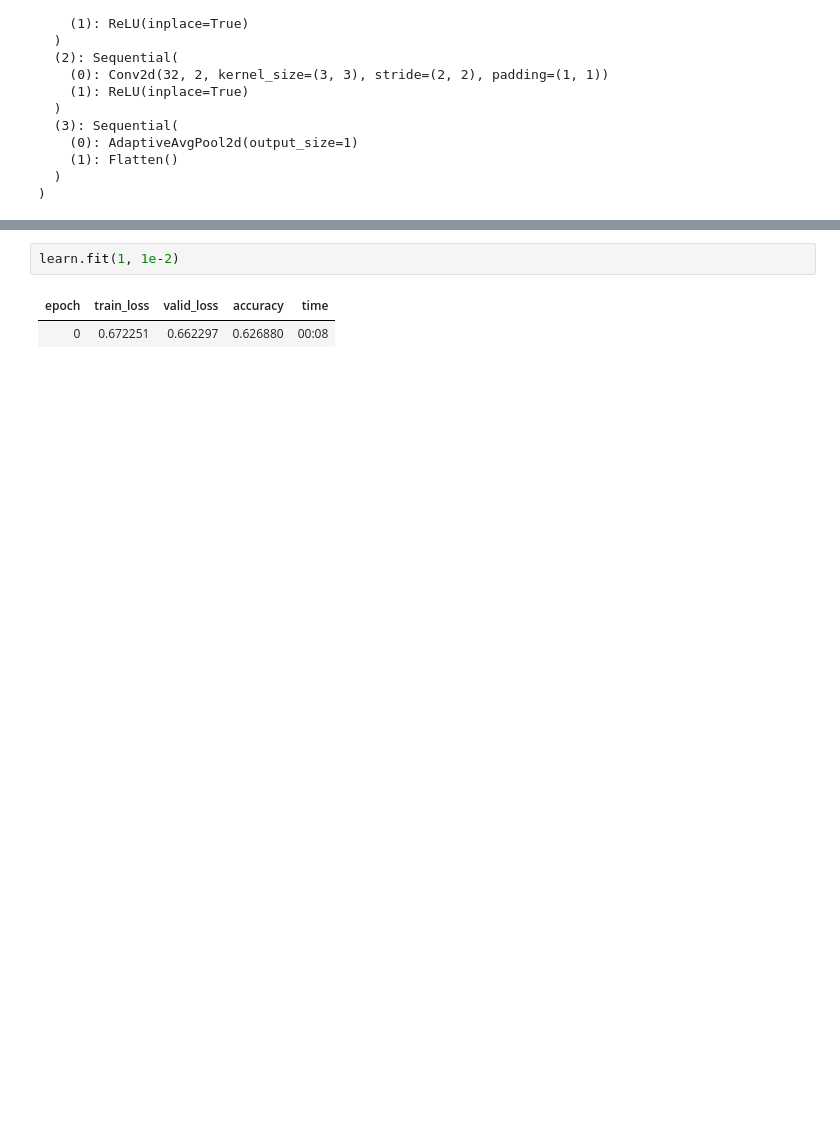
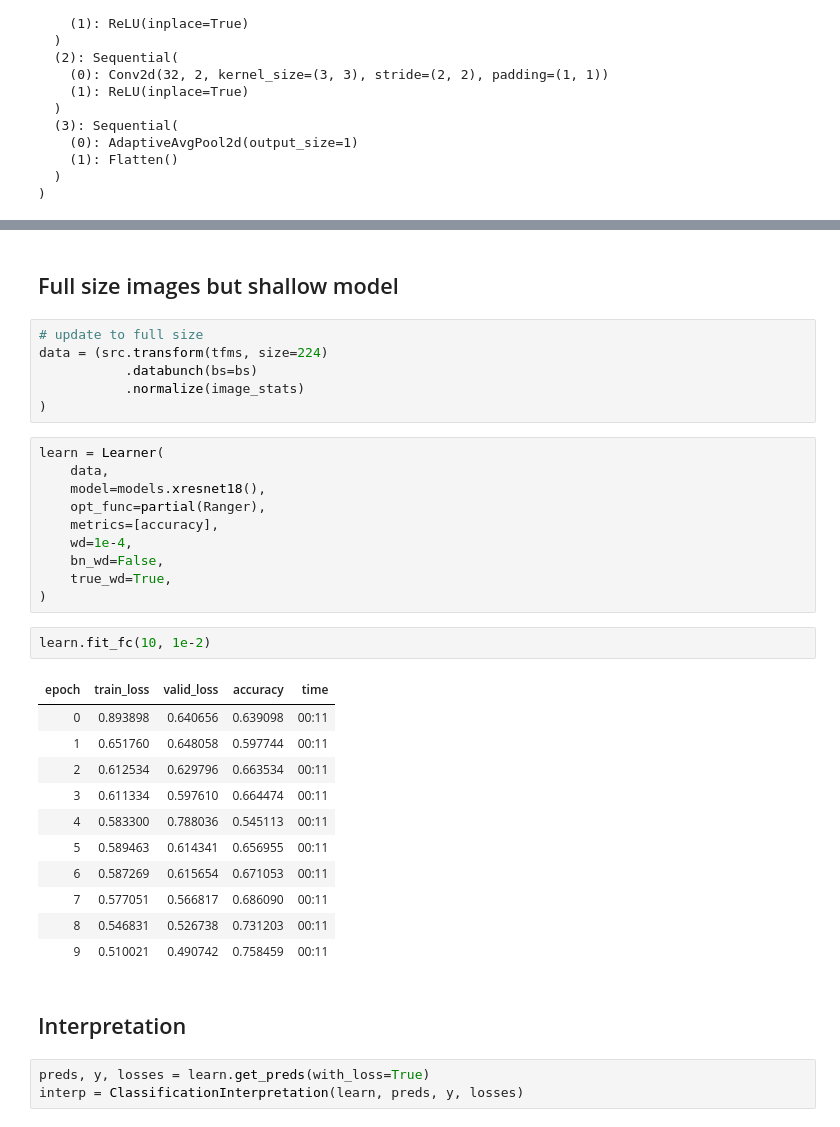
Before and after one commit to jwuphysics/HI-diversity, a Jupyter notebook: notebook/survey/01. Building a classifier.ipynb, the cells around one changed output, grey strips where cells are left out. Drawn from its saved outputs; the diff is of its cells as text; blank space fills up the shorter version.

```diff
--- a/notebook/survey/01. Building a classifier.ipynb
+++ b/notebook/survey/01. Building a classifier.ipynb
@@ -139,5 +167,37 @@ LR Finder is complete, type {learner_name}.recorder.plot() to see the graph.
+# %% [markdown]
+## Full size images but shallow model
+# %%
+# update to full size
+data = (src.transform(tfms, size=224)
+           .databunch(bs=bs)
+           .normalize(image_stats)
+)
+# %%
+learn = Learner(
+    data,
+    model=models.xresnet18(),
+    opt_func=partial(Ranger),
+    metrics=[accuracy],
+    wd=1e-4,
+    bn_wd=False,
+    true_wd=True,
+)
 # %%
-learn.fit(1, 1e-2)
+learn.fit_fc(10, 1e-2)
 # %% [output]
 | epoch | train_loss | valid_loss | accuracy | time |
-| 0 | 0.672251 | 0.662297 | 0.626880 | 00:08 |
+| 0 | 0.893898 | 0.640656 | 0.639098 | 00:11 |
+| 1 | 0.651760 | 0.648058 | 0.597744 | 00:11 |
+| 2 | 0.612534 | 0.629796 | 0.663534 | 00:11 |
+| 3 | 0.611334 | 0.597610 | 0.664474 | 00:11 |
+| 4 | 0.583300 | 0.788036 | 0.545113 | 00:11 |
+| 5 | 0.589463 | 0.614341 | 0.656955 | 00:11 |
+| 6 | 0.587269 | 0.615654 | 0.671053 | 00:11 |
+| 7 | 0.577051 | 0.566817 | 0.686090 | 00:11 |
+| 8 | 0.546831 | 0.526738 | 0.731203 | 00:11 |
+| 9 | 0.510021 | 0.490742 | 0.758459 | 00:11 |
+# %% [markdown]
+## Interpretation
+# %%
+preds, y, losses = learn.get_preds(with_loss=True)
+interp = ClassificationInterpretation(learn, preds, y, losses)
```
Also changed, not shown: parts of 36 cells of this notebook, 1 other file.
